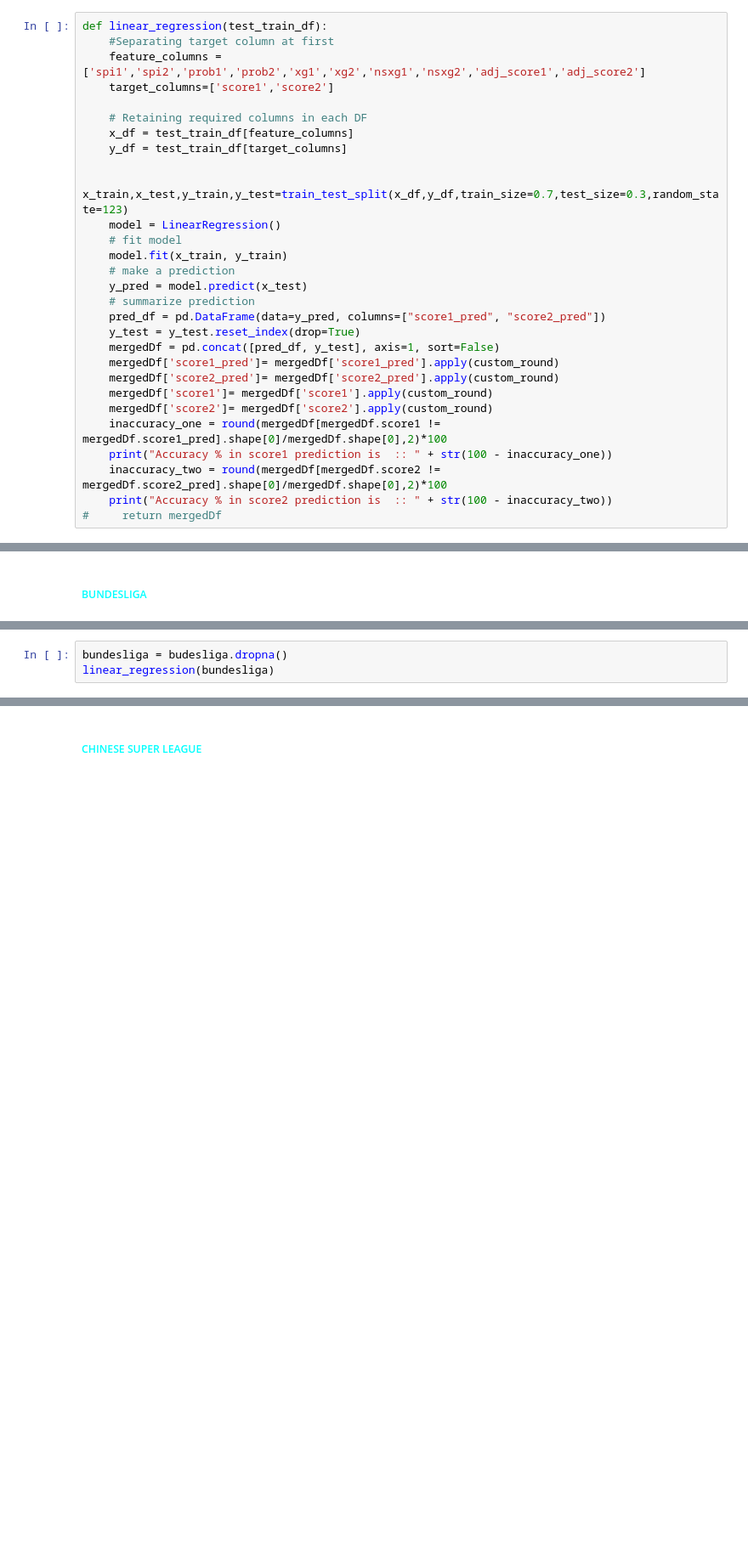
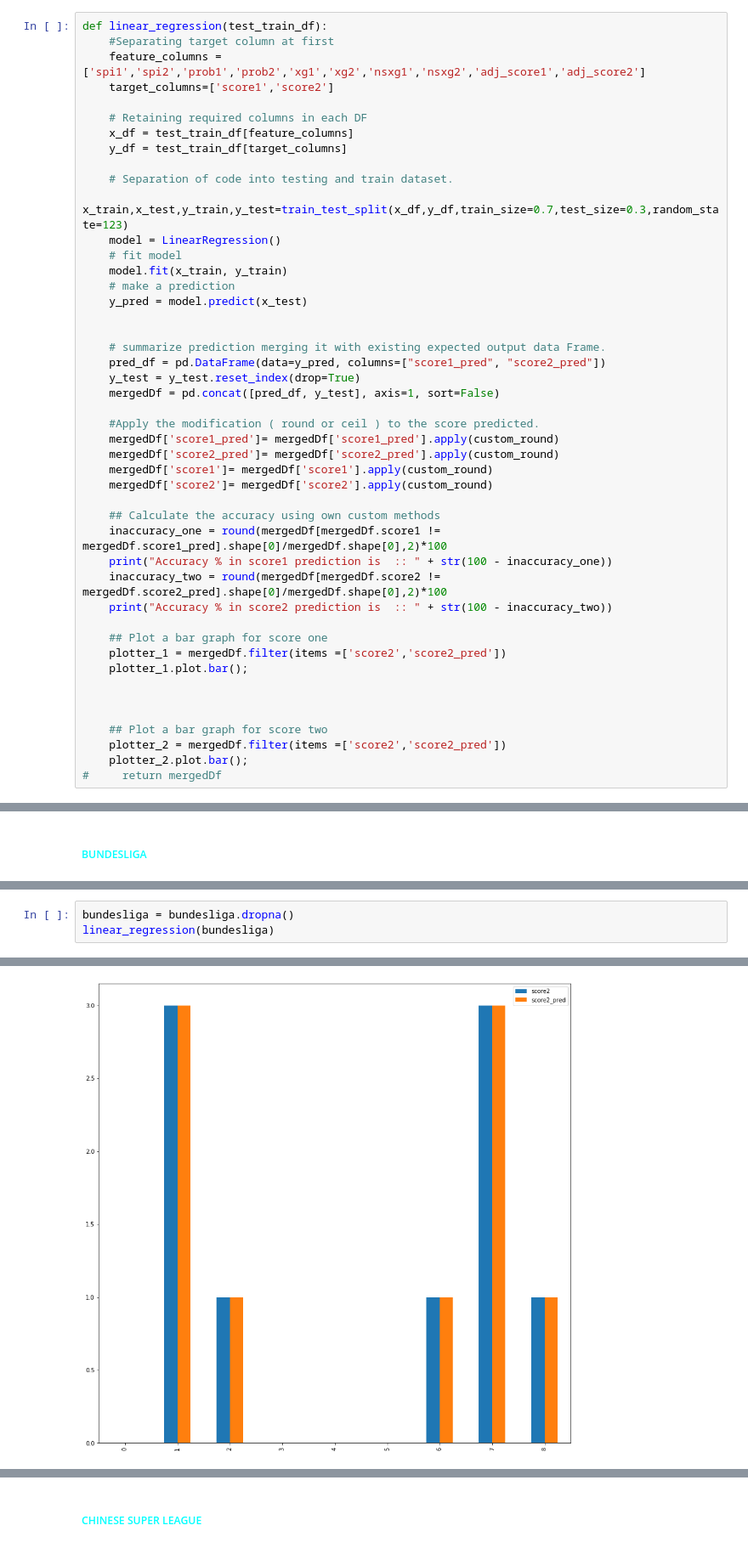
Before and after one commit to pramil-paudel/EECS-731-HW4, a Jupyter notebook: notebook/1.0-soccer_prediction.ipynb, the cells around one changed output, grey strips where cells are left out. Shown at 85% size. Saved outputs shown, nothing was run; the diff lists cells and outputs as text; blank space fills up the shorter version.

```diff
--- a/notebook/1.0-soccer_prediction.ipynb
+++ b/notebook/1.0-soccer_prediction.ipynb
@@ -376,24 +380,41 @@ def linear_regression(test_train_df):
     x_df = test_train_df[feature_columns]
     y_df = test_train_df[target_columns]
 
+    # Separation of code into testing and train dataset.
     x_train,x_test,y_train,y_test=train_test_split(x_df,y_df,train_size=0.7,test_size=0.3,random_state=123)
     model = LinearRegression()
     # fit model
     model.fit(x_train, y_train)
     # make a prediction
     y_pred = model.predict(x_test)
-    # summarize prediction
+
+
+    # summarize prediction merging it with existing expected output data Frame.
     pred_df = pd.DataFrame(data=y_pred, columns=["score1_pred", "score2_pred"])
     y_test = y_test.reset_index(drop=True)
     mergedDf = pd.concat([pred_df, y_test], axis=1, sort=False)
+
+    #Apply the modification ( round or ceil ) to the score predicted.
     mergedDf['score1_pred']= mergedDf['score1_pred'].apply(custom_round)
     mergedDf['score2_pred']= mergedDf['score2_pred'].apply(custom_round)
     mergedDf['score1']= mergedDf['score1'].apply(custom_round)
     mergedDf['score2']= mergedDf['score2'].apply(custom_round)
+
+    ## Calculate the accuracy using own custom methods
     inaccuracy_one = round(mergedDf[mergedDf.score1 != mergedDf.score1_pred].shape[0]/mergedDf.shape[0],2)*100
     print("Accuracy % in score1 prediction is  :: " + str(100 - inaccuracy_one))
     inaccuracy_two = round(mergedDf[mergedDf.score2 != mergedDf.score2_pred].shape[0]/mergedDf.shape[0],2)*100
     print("Accuracy % in score2 prediction is  :: " + str(100 - inaccuracy_two))
+
+    ## Plot a bar graph for score one
+    plotter_1 = mergedDf.filter(items =['score2','score2_pred'])
+    plotter_1.plot.bar();
+
+
+
+    ## Plot a bar graph for score two
+    plotter_2 = mergedDf.filter(items =['score2','score2_pred'])
+    plotter_2.plot.bar();
 #     return mergedDf
 # %% [markdown]
 <h3>PREDICT FOR SOME OTHER LEAGUE </h3>
@@ -413,8 +434,9 @@ budesliga.describe()
 | 75% | 2020.0 | 1845.0 | 77.570000 | 77.570000 | 0.549700 | 0.420900 | 0.268400 | 1.805000 | 1.527500 | ... |
 | max | 2020.0 | 1845.0 | 94.660000 | 95.320000 | 0.911100 | 0.824800 | 0.302400 | 3.590000 | 3.220000 | ... |
 # %%
-bundesliga = budesliga.dropna()
+bundesliga = bundesliga.dropna()
 linear_regression(bundesliga)
 # %% [output]
 Accuracy % in score1 prediction is  :: 100.0
 Accuracy % in score2 prediction is  :: 100.0
+[figure, added]
```
Also changed, not shown: parts of 14 cells of this notebook, 1 other file.
